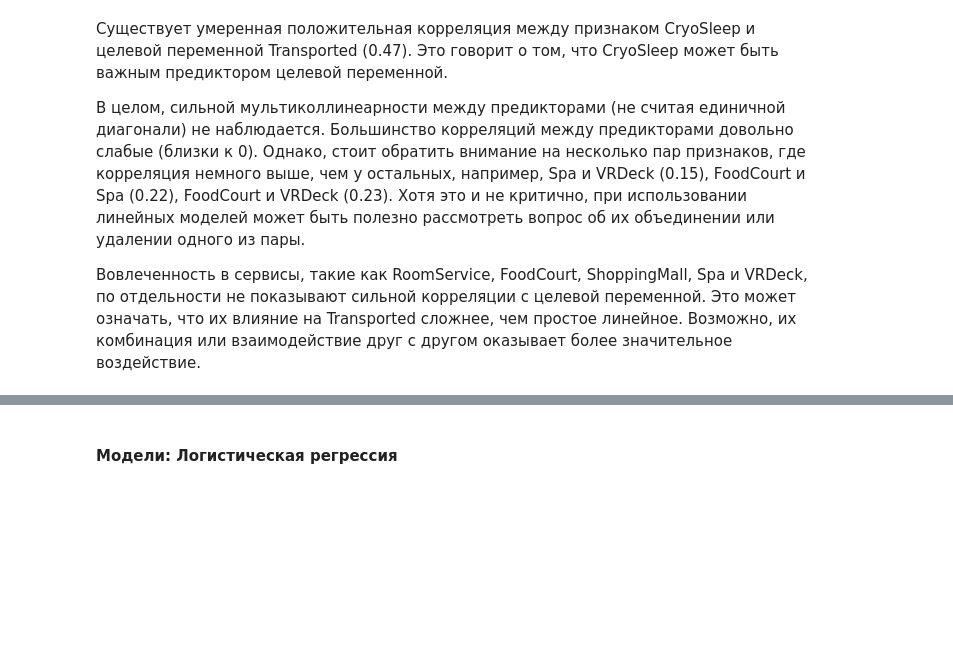
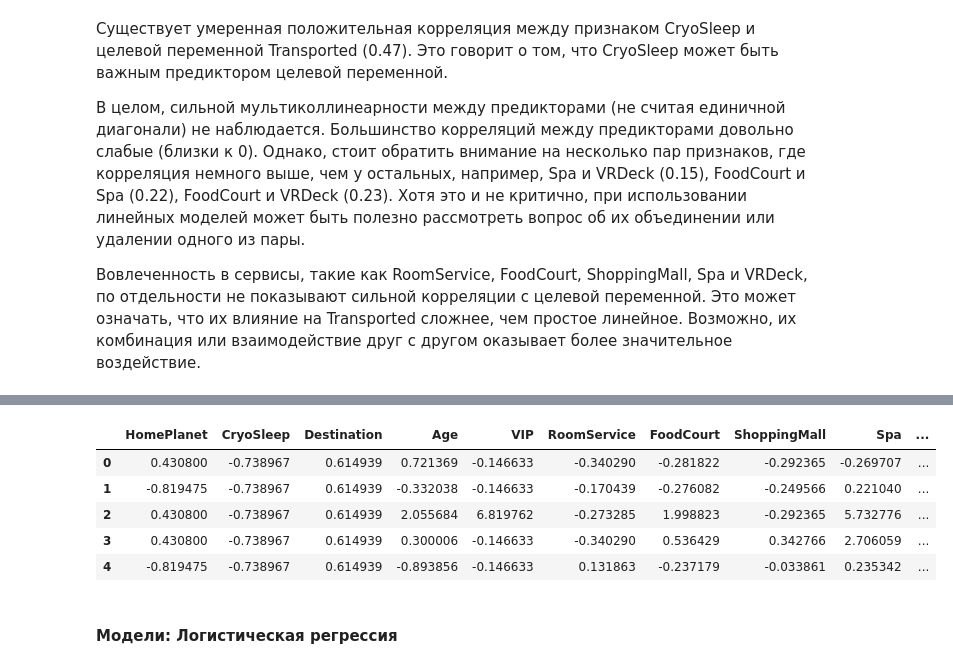
Before and after one commit to Mullish/Spaceship-Titanic, a Jupyter notebook: analysis.ipynb, the cells around one changed output, grey strips where cells are left out. Saved outputs shown, nothing was run; the diff lists cells and outputs as text; code cells hidden in the pictures; blank space fills up the shorter version.

```diff
--- a/analysis.ipynb
+++ b/analysis.ipynb
@@ -476,3 +507,12 @@ NameError: name 'train_data' is not defined
 scaler = StandardScaler()
 X_scaled = scaler.fit_transform(X_combined)
 X_scaled = pd.DataFrame(X_scaled, columns=X_combined.columns)
+# %%
+X_scaled.head()
+# %% [output]
+|  | HomePlanet | CryoSleep | Destination | Age | VIP | RoomService | FoodCourt | ShoppingMall | Spa | ... |
+| 0 | 0.430800 | -0.738967 | 0.614939 | 0.721369 | -0.146633 | -0.340290 | -0.281822 | -0.292365 | -0.269707 | ... |
+| 1 | -0.819475 | -0.738967 | 0.614939 | -0.332038 | -0.146633 | -0.170439 | -0.276082 | -0.249566 | 0.221040 | ... |
+| 2 | 0.430800 | -0.738967 | 0.614939 | 2.055684 | 6.819762 | -0.273285 | 1.998823 | -0.292365 | 5.732776 | ... |
+| 3 | 0.430800 | -0.738967 | 0.614939 | 0.300006 | -0.146633 | -0.340290 | 0.536429 | 0.342766 | 2.706059 | ... |
+| 4 | -0.819475 | -0.738967 | 0.614939 | -0.893856 | -0.146633 | 0.131863 | -0.237179 | -0.033861 | 0.235342 | ... |
```
Also changed, not shown: parts of 16 cells of this notebook, 1 other file.
